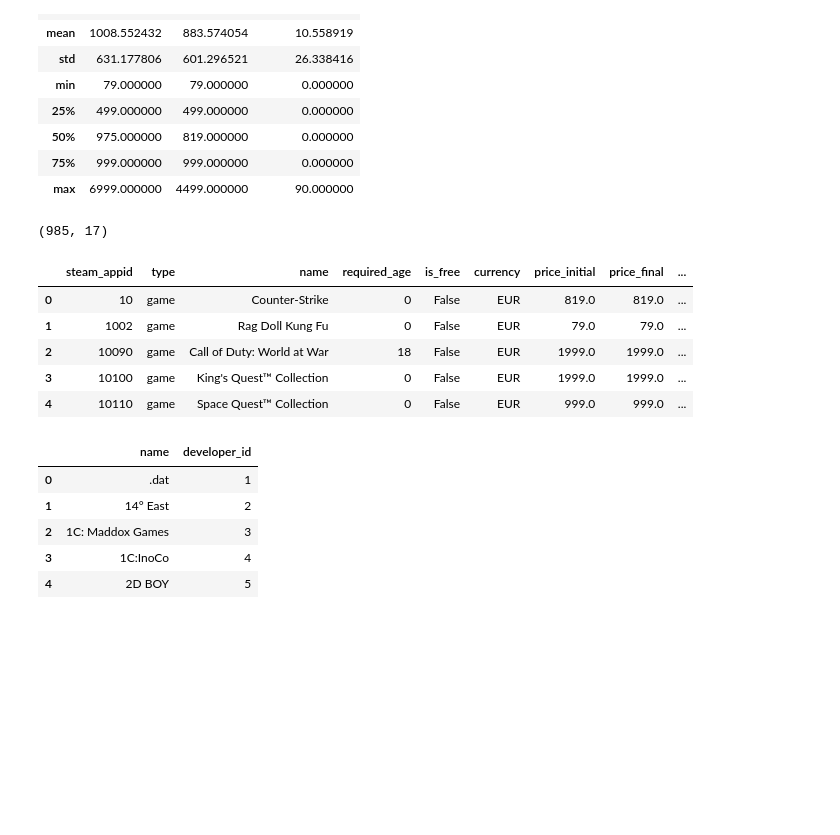
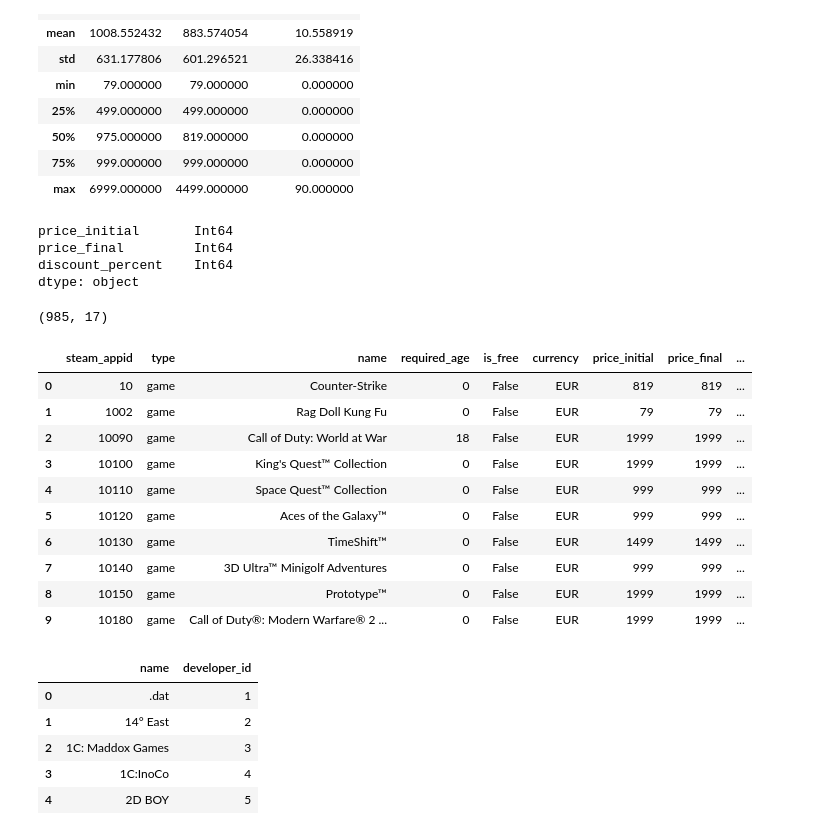
Before and after one commit to ignatrovino12/steam-statistics, a Jupyter notebook: src/transformation/3_transform_app_details.ipynb, the cells around one changed output. Cells and saved outputs as stored; diff of their text form; code cells hidden in the pictures; blank space fills up the shorter version.

```diff
--- a/src/transformation/3_transform_app_details.ipynb
+++ b/src/transformation/3_transform_app_details.ipynb
@@ -1063,6 +1063,18 @@ display(
 | 50% | 975.000000 | 819.000000 | 0.000000 |
 | 75% | 999.000000 | 999.000000 | 0.000000 |
 | max | 6999.000000 | 4499.000000 | 90.000000 |
+# %%
+
+games_df["price_initial"] = games_df["price_initial"].astype("Int64")
+games_df["price_final"] = games_df["price_final"].astype("Int64")
+games_df["discount_percent"] = games_df["discount_percent"].astype("Int64")
+
+display(games_df[["price_initial", "price_final", "discount_percent"]].dtypes)
+# %% [output]
+price_initial       Int64
+price_final         Int64
+discount_percent    Int64
+dtype: object
 # %%
 # 6. Export transformed data to Parquet
 # Export the transformed relational tables to Parquet format.
@@ -1081,19 +1093,24 @@ games_df.to_parquet(
 # %%
 # Final checks for games
 games_check = pd.read_parquet(
     OUTPUT_DIR / "games.parquet"
 )
 
 display(games_check.shape)
-display(games_check.head())
+display(games_check.head(10))
 # %% [output]
 (985, 17)
 |  | steam_appid | type | name | required_age | is_free | currency | price_initial | price_final | ... |
-| 0 | 10 | game | Counter-Strike | 0 | False | EUR | 819.0 | 819.0 | ... |
-| 1 | 1002 | game | Rag Doll Kung Fu | 0 | False | EUR | 79.0 | 79.0 | ... |
-| 2 | 10090 | game | Call of Duty: World at War | 18 | False | EUR | 1999.0 | 1999.0 | ... |
-| 3 | 10100 | game | King's Quest™ Collection | 0 | False | EUR | 1999.0 | 1999.0 | ... |
-| 4 | 10110 | game | Space Quest™ Collection | 0 | False | EUR | 999.0 | 999.0 | ... |
+| 0 | 10 | game | Counter-Strike | 0 | False | EUR | 819 | 819 | ... |
+| 1 | 1002 | game | Rag Doll Kung Fu | 0 | False | EUR | 79 | 79 | ... |
+| 2 | 10090 | game | Call of Duty: World at War | 18 | False | EUR | 1999 | 1999 | ... |
+| 3 | 10100 | game | King's Quest™ Collection | 0 | False | EUR | 1999 | 1999 | ... |
+| 4 | 10110 | game | Space Quest™ Collection | 0 | False | EUR | 999 | 999 | ... |
+| 5 | 10120 | game | Aces of the Galaxy™ | 0 | False | EUR | 999 | 999 | ... |
+| 6 | 10130 | game | TimeShift™ | 0 | False | EUR | 1499 | 1499 | ... |
+| 7 | 10140 | game | 3D Ultra™ Minigolf Adventures | 0 | False | EUR | 999 | 999 | ... |
+| 8 | 10150 | game | Prototype™ | 0 | False | EUR | 1999 | 1999 | ... |
+| 9 | 10180 | game | Call of Duty®: Modern Warfare® 2 ... | 0 | False | EUR | 1999 | 1999 | ... |
 # %%
 # Save the developers Dataframe
 
```
Also changed, not shown: 7 other files.
